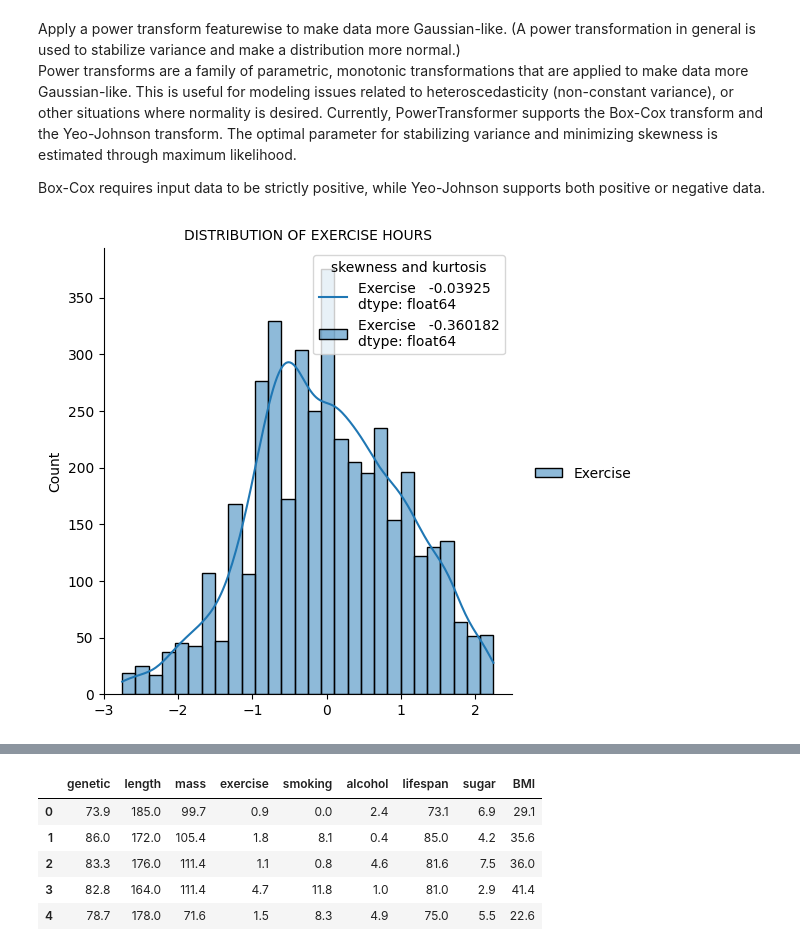
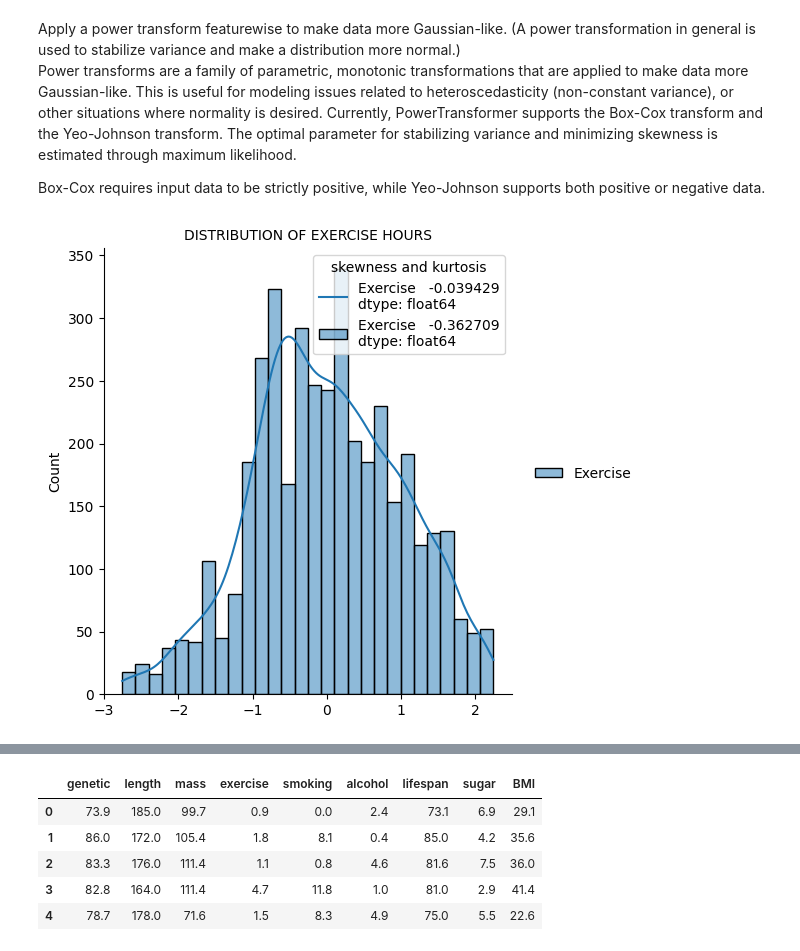
Before and after one commit to TinkerFrank/healthapp, a Jupyter notebook: RegressieTest.ipynb, the cells around one changed output, grey strips where cells are left out. Cells and saved outputs as stored; diff of their text form; code cells hidden in the pictures.

```diff
--- a/RegressieTest.ipynb
+++ b/RegressieTest.ipynb
@@ -158,22 +226,22 @@ Box-Cox requires input data to be strictly positive, while Yeo-Johnson supports
 # %%
 from sklearn.preprocessing import PowerTransformer
 
 bc = PowerTransformer(method="box-cox")
-mydata = df['exercise'].values
+mydata = df4['exercise'].values
 data = mydata.reshape((len(mydata),1))
 data_trans = bc.fit_transform(data)
 
 df_data_trans = pd.DataFrame(data_trans, columns = ['Exercise'])
 df_data_trans.head()
 # histogram of the transformed data
 # plt.hist(data_trans, bins=25)
 # plt.show()
 
 sns.displot(df_data_trans,kde=True)
 plt.title("DISTRIBUTION OF EXERCISE HOURS",fontsize=10)
 skewness=str(df_data_trans.skew())
 kurtosis=str(df_data_trans.kurt())
 plt.legend([skewness,kurtosis],title=("skewness and kurtosis"))
 plt.show()
 # %% [output]
-[figure, old version]
+[figure, new version]
```
Also changed, not shown: parts of 9 cells of this notebook.
